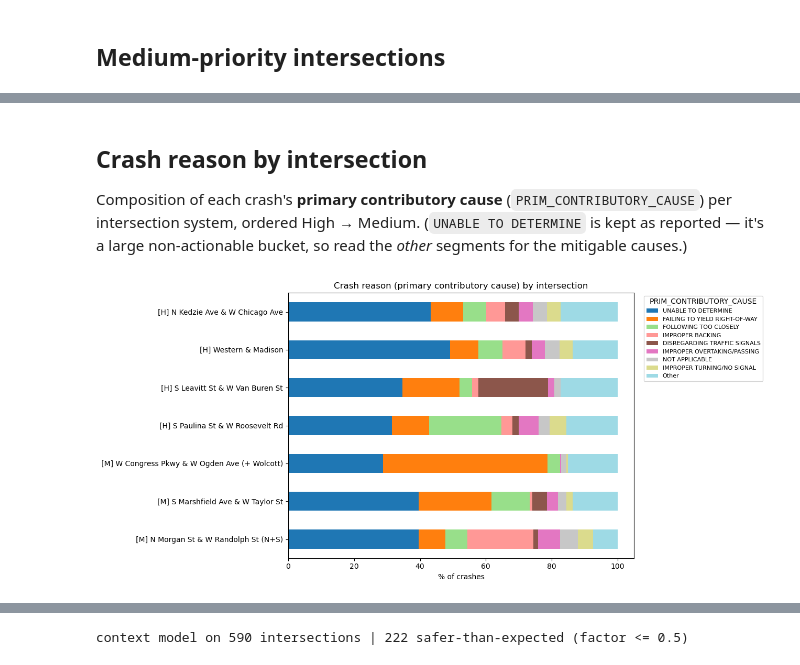
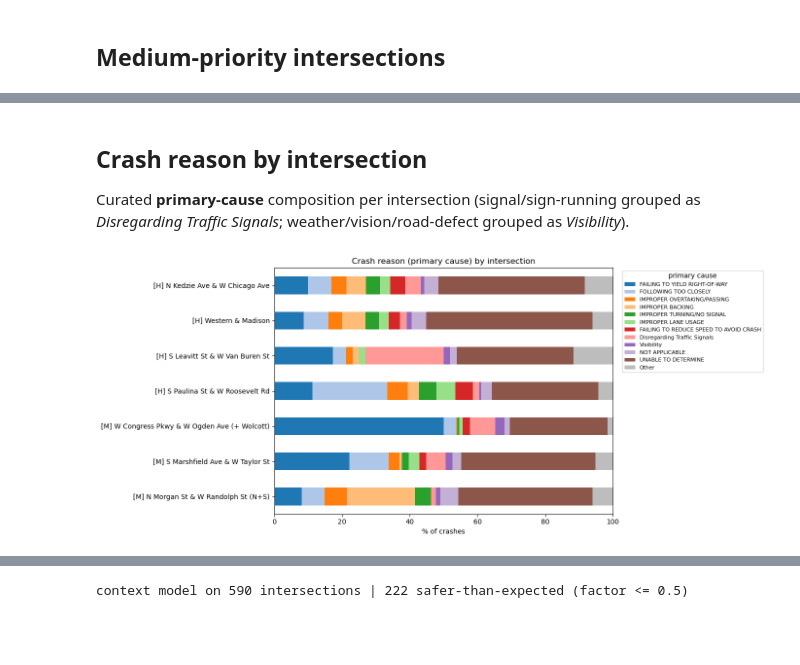
Before and after one commit to kenneth-ge/vision-zero-27th-ward, a Jupyter notebook: Mitigation_Analysis.ipynb, the cells around one changed output, grey strips where cells are left out. Drawn from its saved outputs; the diff is of its cells as text; code cells hidden in the pictures; blank space fills up the shorter version.

```diff
--- a/Mitigation_Analysis.ipynb
+++ b/Mitigation_Analysis.ipynb
@@ -88,18 +131,20 @@ for s in systems:
 [Medium] S Marshfield Ave & W Taylor St               nodes=[563]  crashes=154
 [Medium] N Morgan St & W Randolph St (N+S)            nodes=[119, 125, 652]  crashes=149
 # %%
-# Summary table, grouped by priority.
+# Summary table, grouped by priority. "top_*" use the curated categories (excluding non-causes).
+NONCAUSE = {'UNABLE TO DETERMINE', 'NOT APPLICABLE', 'Other'}
 rows = []
 for s in systems:
     c = s['crashes']; kc = kabco_counts(c)
+    ct = c['ctype'].value_counts(); ct = ct[ct.index != 'Other']
+    cc = c['ccause'].value_counts(); cc = cc[~cc.index.isin(NONCAUSE)]
     rows.append({'priority': s['priority'], 'intersection': s['name'], 'crashes': len(c),
                  **kc, 'injured (K-C)': kc['K'] + kc['A'] + kc['B'] + kc['C'],
                  'injury_cost': sum(kc[k] * KABCO_COST[k] for k in kc),
-                 'top_crash_type': c['FIRST_CRASH_TYPE'].mode().iat[0] if len(c) else '',
-                 'top_cause': c['PRIM_CONTRIBUTORY_CAUSE'].mode().iat[0] if len(c) else ''})
+                 'top_crash_type': ct.index[0] if len(ct) else '',
+                 'top_cause': cc.index[0] if len(cc) else ''})
 summary = pd.DataFrame(rows)
-summary_fmt = summary.copy()
-summary_fmt['injury_cost'] = summary_fmt['injury_cost'].map('${:,.0f}'.format)
+summary_fmt = summary.copy(); summary_fmt['injury_cost'] = summary_fmt['injury_cost'].map('${:,.0f}'.format)
 summary_fmt
 # %% [output]
 |  | priority | intersection | crashes | K | A | B | C | O | injured (K-C) | ... |
@@ -200,20 +242,13 @@ plt.tight_layout(); plt.show()
-# %% [markdown]
-## Crash reason by intersection
-
-Composition of each crash's **primary contributory cause** (`PRIM_CONTRIBUTORY_CAUSE`) per intersection system, ordered High → Medium. (`UNABLE TO DETERMINE` is kept as reported — it's a large non-actionable bucket, so read the *other* segments for the mitigable causes.)
+# %% [markdown]
+## Crash reason by intersection
+
+Curated **primary-cause** composition per intersection (signal/sign-running grouped as *Disregarding Traffic Signals*; weather/vision/road-defect grouped as *Visibility*).
 # %%
-# Crash REASON (primary contributory cause) composition per intersection.
-labels = [f"[{'H' if s['priority'] == 'High' else 'M'}] {s['name']}" for s in systems]
-cause = pd.DataFrame({s['name']: s['crashes']['PRIM_CONTRIBUTORY_CAUSE'].value_counts(normalize=True)
-                      for s in systems}).T.fillna(0) * 100
-topc = cause.sum().sort_values(ascending=False).head(8).index.tolist()   # most common causes across these sites
-cc = cause[topc].copy(); cc['Other'] = (100 - cc.sum(axis=1)).clip(lower=0)
-cc.index = labels
-
-ax = cc.plot(kind='barh', stacked=True, figsize=(13, 6), colormap='tab20')
-ax.invert_yaxis(); ax.set_xlabel('% of crashes')
-ax.set_title('Crash reason (primary contributory cause) by intersection')
-ax.legend(title='PRIM_CONTRIBUTORY_CAUSE', bbox_to_anchor=(1.02, 1), loc='upper left', fontsize=8)
+comp = pd.DataFrame({s['name']: composition(s['crashes'], 'cause') for s in systems}).T
+comp.index = [f"[{'H' if s['priority']=='High' else 'M'}] {s['name']}" for s in systems]
+ax = comp[CAUSE_ORDER].plot(kind='barh', stacked=True, figsize=(14, 6), color=[CAUSE_COLORS[c] for c in CAUSE_ORDER])
+ax.invert_yaxis(); ax.set_xlim(0, 100); ax.set_xlabel('% of crashes'); ax.set_title('Crash reason (primary cause) by intersection')
+ax.legend(title='primary cause', bbox_to_anchor=(1.02, 1), loc='upper left', fontsize=8)
 plt.tight_layout(); plt.show()
 # %% [output]
-[figure, old version]
+[figure, new version]
```
Also changed, not shown: parts of 15 cells of this notebook.
